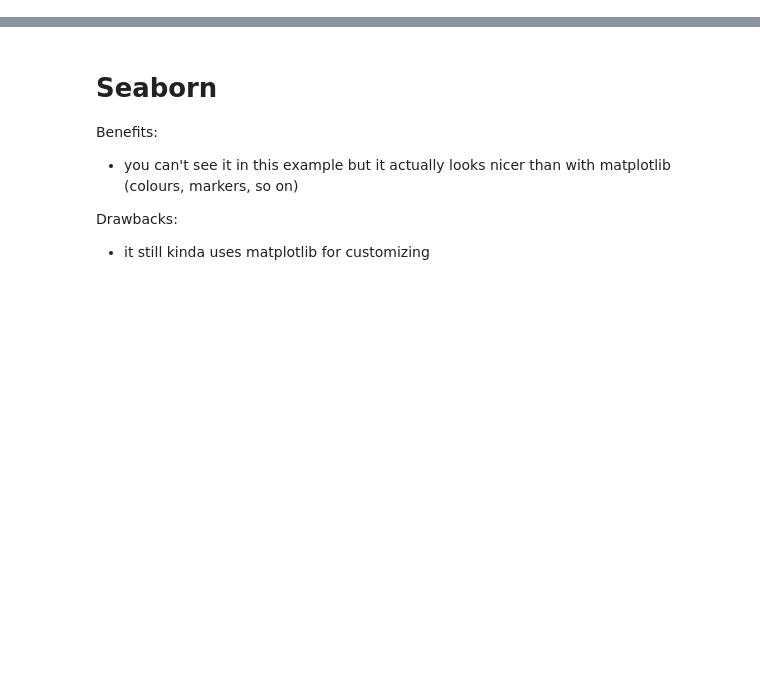
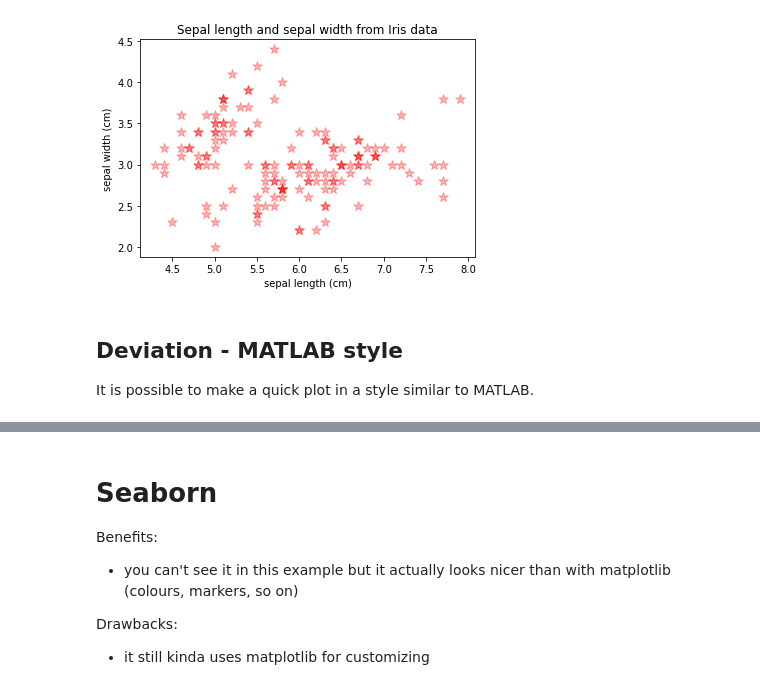
Before and after one commit to edina/Exemplars2020, a Jupyter notebook: TeachingDocs/HowToScatterGraphs.ipynb, the cells around one changed output, grey strips where cells are left out. Cells and saved outputs as stored; diff of their text form; code cells hidden in the pictures; blank space fills up the shorter version.

```diff
--- a/TeachingDocs/HowToScatterGraphs.ipynb
+++ b/TeachingDocs/HowToScatterGraphs.ipynb
@@ -155,0 +86,19 @@ import plotly.express as px
+# %%
+# create figure, axes object as before
+fig2, ax2 = plt.subplots()
+
+# plot data
+ax2.scatter(data[:,0], data[:,1], s=100, c='red', marker='*', alpha=0.3)
+
+# add axes labels (using information from the dataset)
+ax2.set_xlabel(data_full.feature_names[0])
+ax2.set_ylabel(data_full.feature_names[1])
+
+# add title
+ax2.set_title('Sepal length and sepal width from Iris data');
+# %% [output]
+[figure, added]
+# %% [markdown]
+## Deviation - MATLAB style
+
+It is possible to make a quick plot in a style similar to MATLAB.
```
Also changed, not shown: parts of 42 cells of this notebook.
